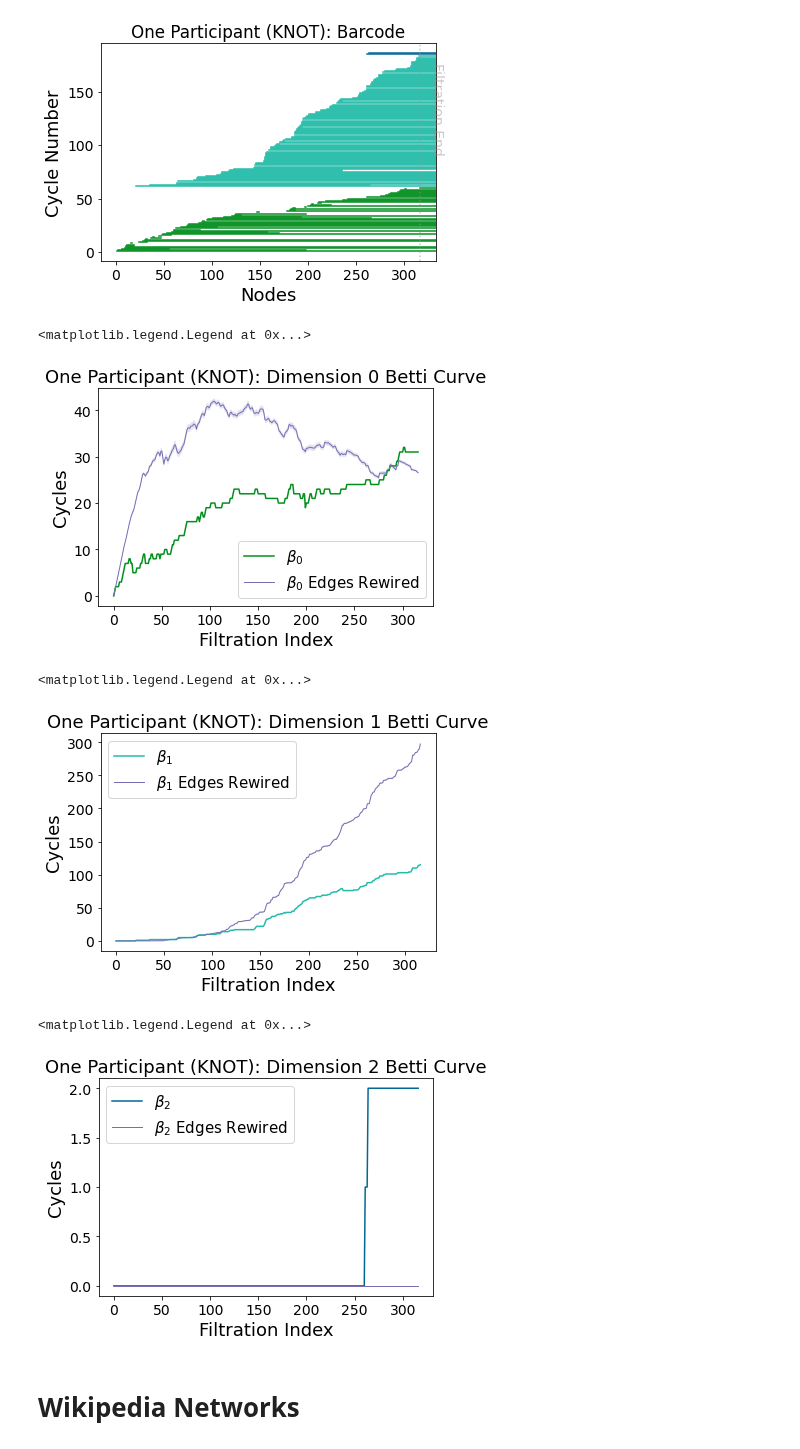
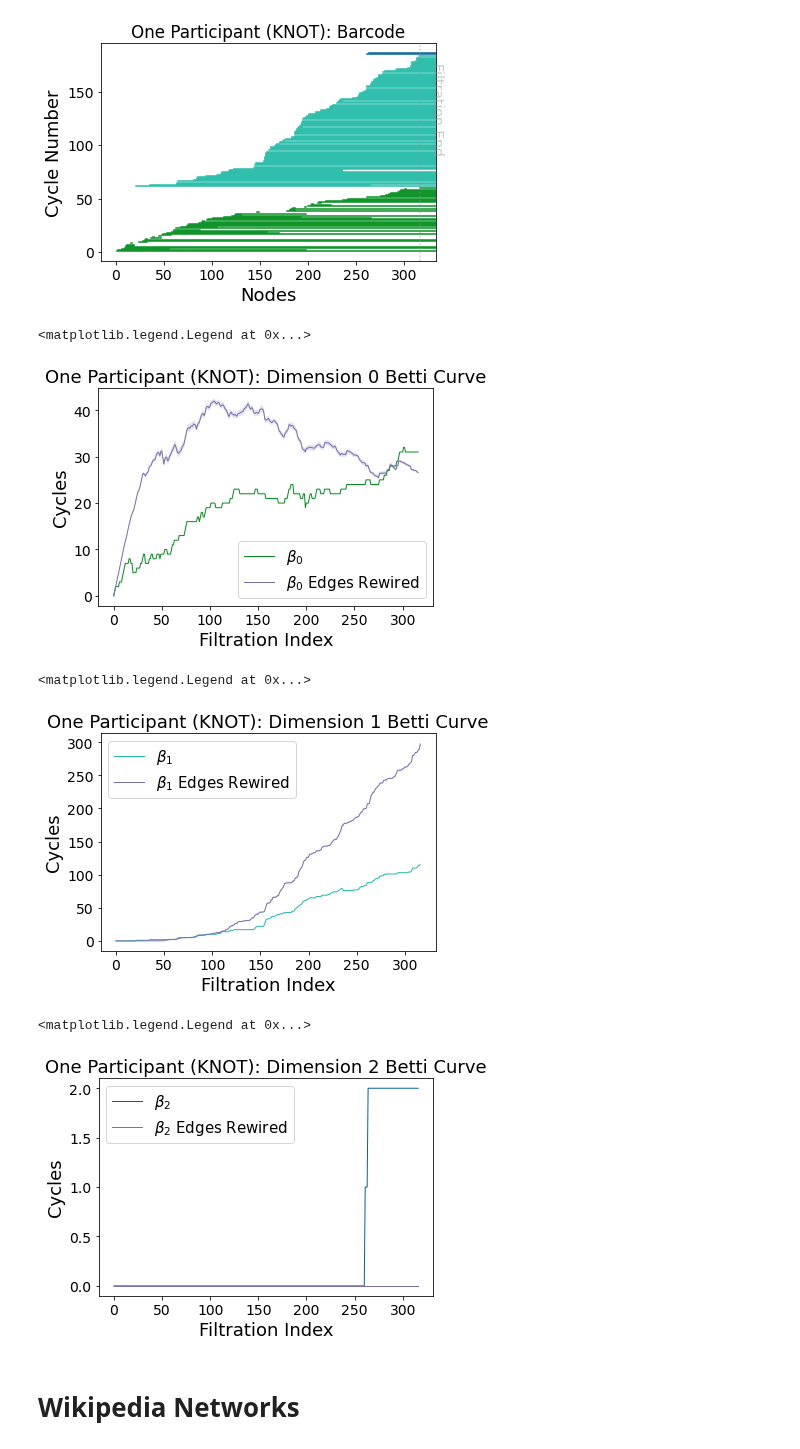
Before and after one commit to spatank/Curiosity, a Jupyter notebook: v8/PH_plotting.ipynb, the cells around one changed output. Drawn from its saved outputs; the diff is of its cells as text; code cells hidden in the pictures.

```diff
--- a/v8/PH_plotting.ipynb
+++ b/v8/PH_plotting.ipynb
@@ -320,7 +320,7 @@ plt.title('One Participant (KNOT): Barcode')
 Text(0.5, 1.0, 'One Participant (KNOT): Barcode')
 [figure]
 # %%
-plt.plot(X, bettis_orig[0], color = 'xkcd:emerald green', label = '$\\beta_{}$'.format(0))
+plt.plot(X, bettis_orig[0], color = 'xkcd:emerald green', label = '$\\beta_{}$'.format(0), linewidth = 1)
 plot_curve(bettis_0_edges_rewired, curve_label = '$\\beta_{}$ Edges Rewired'.format(0), curve_color = '#7570b3')
 # plot_curve(bettis_0_latticized, curve_label = '$\\beta_{}$ Latticized'.format(0), curve_color = '#d95f02')
 plt.title('One Participant (KNOT): Dimension 0 Betti Curve', fontsize = 18)
@@ -329,9 +329,9 @@ plt.ylabel('Cycles', fontsize = 18)
 plt.legend(loc = "lower right", fontsize = 15)
 # %% [output]
 <matplotlib.legend.Legend at 0x...>
-[figure, old version]
+[figure, new version]
 # %%
-plt.plot(X, bettis_orig[1], color = 'xkcd:tealish', label = '$\\beta_{}$'.format(1))
+plt.plot(X, bettis_orig[1], color = 'xkcd:tealish', label = '$\\beta_{}$'.format(1), linewidth = 1)
 plot_curve(bettis_1_edges_rewired, curve_label = '$\\beta_{}$ Edges Rewired'.format(1), curve_color = '#7570b3')
 # plot_curve(bettis_1_latticized, curve_label = '$\\beta_{}$ Latticized'.format(1), curve_color = '#d95f02')
 plt.title('One Participant (KNOT): Dimension 1 Betti Curve', fontsize = 18)
@@ -340,18 +340,18 @@ plt.ylabel('Cycles', fontsize = 18)
 plt.legend(loc = 'upper left', fontsize = 15)
 # %% [output]
 <matplotlib.legend.Legend at 0x...>
-[figure, old version]
+[figure, new version]
 # %%
-plt.plot(X, bettis_orig[2], color = 'xkcd:peacock blue', label = '$\\beta_{}$'.format(2))
+plt.plot(X, bettis_orig[2], color = 'xkcd:peacock blue', label = '$\\beta_{}$'.format(2), linewidth = 1)
 plot_curve(bettis_2_edges_rewired, curve_label = '$\\beta_{}$ Edges Rewired'.format(2), curve_color = '#7570b3')
 # plot_curve(bettis_2_latticized, curve_label = '$\\beta_{}$ Latticized'.format(2), curve_color = '#d95f02')
 plt.title('One Participant (KNOT): Dimension 2 Betti Curve', fontsize = 18)
 plt.xlabel('Filtration Index', fontsize = 18)
 plt.ylabel('Cycles', fontsize = 18)
 plt.legend(loc = 'upper left', fontsize = 15)
 # %% [output]
 <matplotlib.legend.Legend at 0x...>
-[figure, old version]
+[figure, new version]
 # %% [markdown]
 # Wikipedia Networks
 # %%
```
Also changed, not shown: parts of 4 cells of this notebook.
